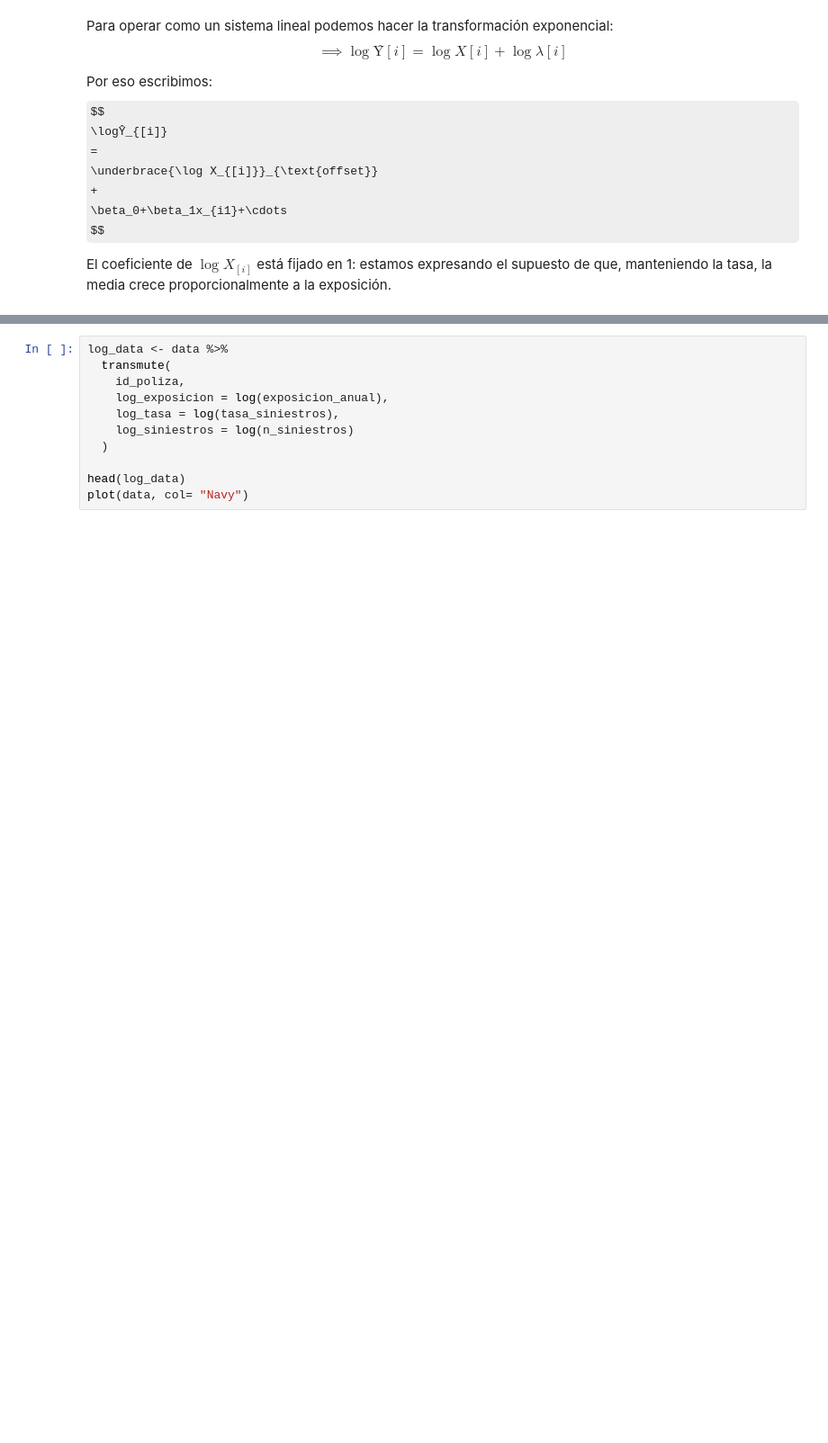
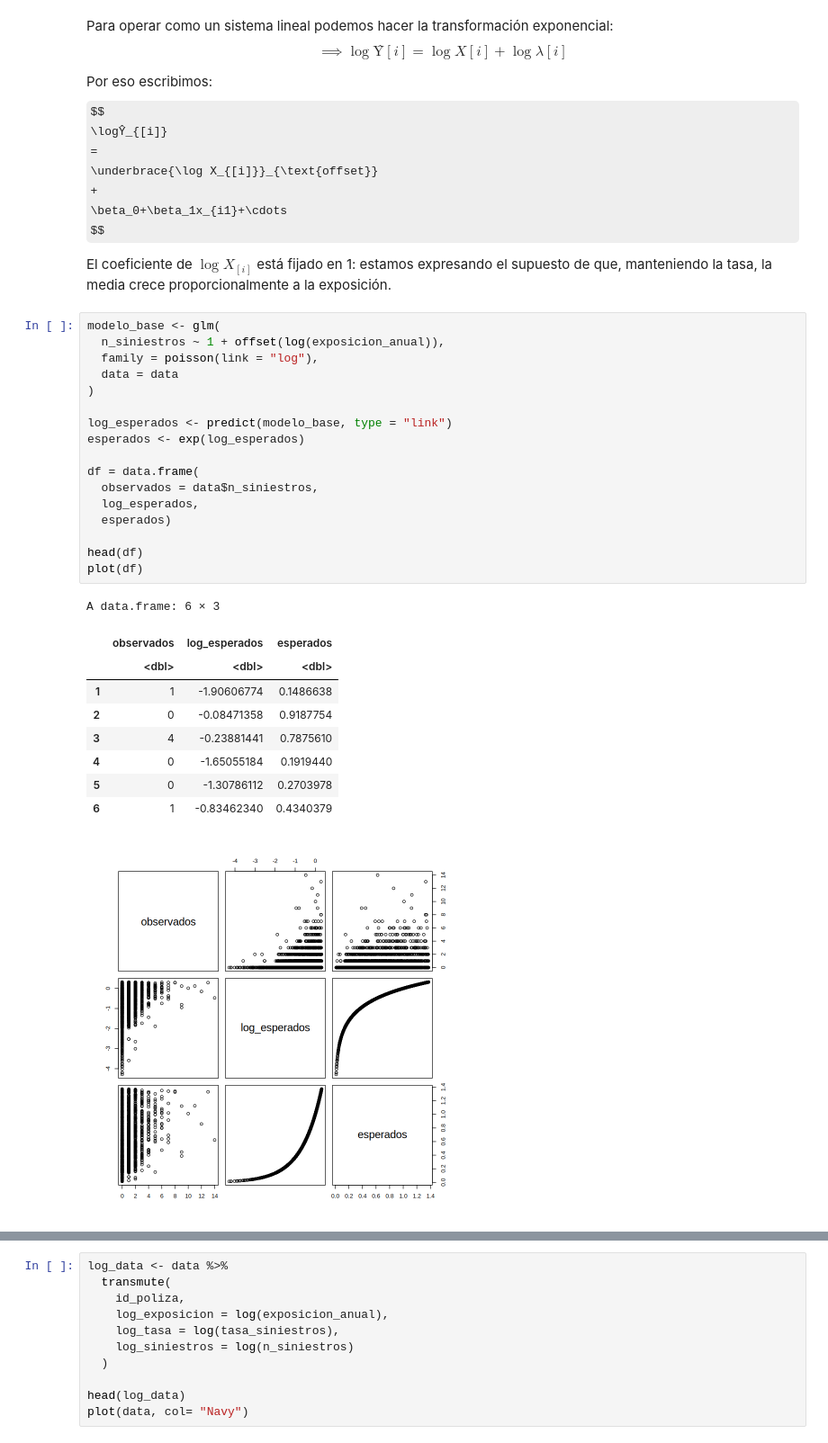
Before and after one commit to JulTob/Modelling, a Jupyter notebook: GLM/GLM_2_07.ipynb, the cells around one changed output, grey strips where cells are left out. Shown at 90% size. Cells and saved outputs as stored; diff of their text form; some formulas as TeX source; blank space fills up the shorter version.

```diff
--- a/GLM/GLM_2_07.ipynb
+++ b/GLM/GLM_2_07.ipynb
@@ -271,3 +270,31 @@ $$
 $$
 
 El coeficiente de ${\log X_{[i]}}$ está fijado en 1: estamos expresando el supuesto de que, manteniendo la tasa, la media crece proporcionalmente a la exposición.
+# %%
+modelo_base <- glm(
+  n_siniestros ~ 1 + offset(log(exposicion_anual)),
+  family = poisson(link = "log"),
+  data = data
+)
+
+log_esperados <- predict(modelo_base, type = "link")
+esperados <- exp(log_esperados)
+
+df = data.frame(
+  observados = data$n_siniestros,
+  log_esperados,
+  esperados)
+
+head(df)
+plot(df)
+# %% [output]
+A data.frame: 6 × 3
+|  | observados | log_esperados | esperados |
+|  | <dbl> | <dbl> | <dbl> |
+| 1 | 1 | -1.90606774 | 0.1486638 |
+| 2 | 0 | -0.08471358 | 0.9187754 |
+| 3 | 4 | -0.23881441 | 0.7875610 |
+| 4 | 0 | -1.65055184 | 0.1919440 |
+| 5 | 0 | -1.30786112 | 0.2703978 |
+| 6 | 1 | -0.83462340 | 0.4340379 |
+[figure, added]
```
Also changed, not shown: parts of 5 cells of this notebook.
